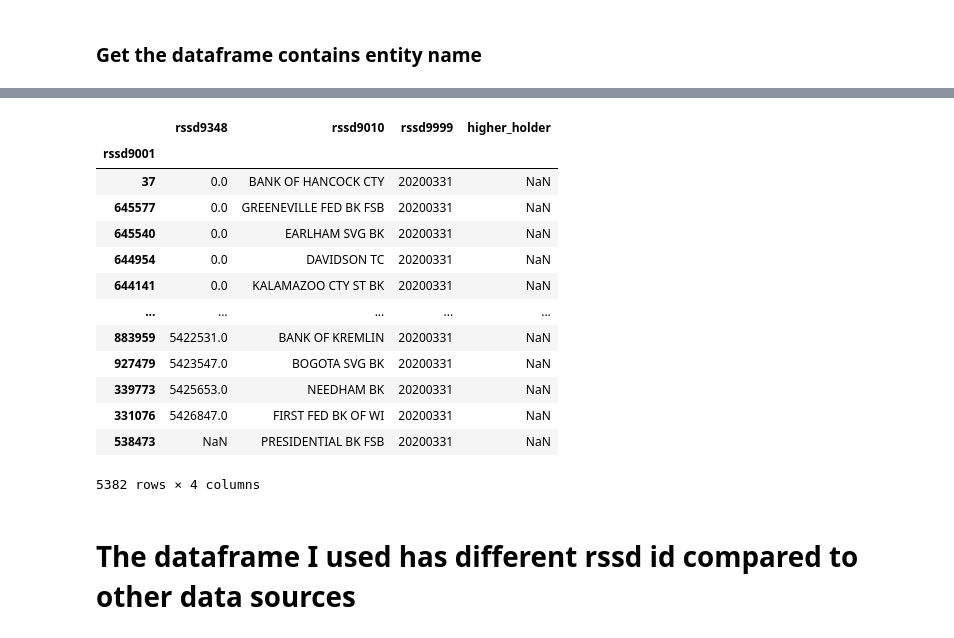
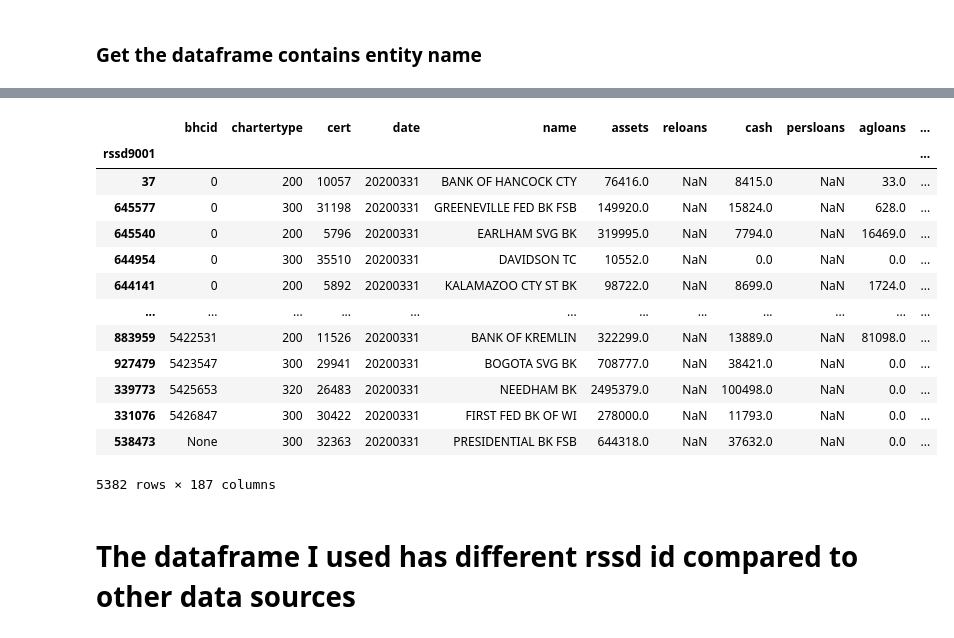
Before and after one commit to Nikkozhang/FINM32900-Final-Project, a Jupyter notebook: src/01_bank_asset_notebook.ipynb, the cells around one changed output, grey strips where cells are left out. Cells and saved outputs as stored; diff of their text form; code cells hidden in the pictures.

```diff
--- a/src/01_bank_asset_notebook.ipynb
+++ b/src/01_bank_asset_notebook.ipynb
@@ -34,0 +96,3 @@ entity_name_df = pd.read_csv(DATA_DIR/"manual"/"variable_entity_name.csv")
+# %%
+entity_name_df = df[df['date'] == '20200331']
+entity_name_df
@@ -282,10 +360,8 @@ rcfd_df.head()
 5 rows × 58 columns
 # %% [markdown]
 ### Get the dataframe contains entity name
-# %%
-entity_name_df.columns = entity_name_df.columns.str.lower()
 # %%
-name_df = entity_name_df.sort_values(by = 'rssd9348')
-name_df.set_index('rssd9348', inplace=True)
+name_df = entity_name_df.sort_values(by = 'bhcid')
+name_df.set_index('bhcid', inplace=True)
 name_df
 # %% [output]
@@ -306,5 +382,6 @@ name_df
 # %%
 holding_company_data = db.raw_sql(holding_other_query)
+holding_company_data['rssd9001'] = holding_company_data['rssd9001'].astype('int64').astype(str)
 holding_company_data.set_index('rssd9001', inplace= True)
 holding_company_data
 # %% [output]
@@ -324,24 +401,26 @@ holding_company_data
 432 rows × 2 columns
 # %%
-entity_name_df['higher_holder'] = np.nan
+name_df['higher_holder'] = np.nan
 name_df.loc[name_df.index.isin(holding_company_data.index),['higher_holder']] = holding_company_data['rssd9010']
+name_df['rssdid'] = name_df['rssdid'].astype('int64')
+name_df = name_df.rename(columns={'rssdid': 'rssd9001'})
 name_df = name_df.reset_index().set_index('rssd9001')
 name_df
 # %% [output]
-|  | rssd9348 | rssd9010 | rssd9999 | higher_holder |
-| rssd9001 |  |  |  |  |
-| 37 | 0.0 | BANK OF HANCOCK CTY | 20200331 | NaN |
-| 645577 | 0.0 | GREENEVILLE FED BK FSB | 20200331 | NaN |
-| 645540 | 0.0 | EARLHAM SVG BK | 20200331 | NaN |
-| 644954 | 0.0 | DAVIDSON TC | 20200331 | NaN |
-| 644141 | 0.0 | KALAMAZOO CTY ST BK | 20200331 | NaN |
-| ... | ... | ... | ... | ... |
-| 883959 | 5422531.0 | BANK OF KREMLIN | 20200331 | NaN |
-| 927479 | 5423547.0 | BOGOTA SVG BK | 20200331 | NaN |
-| 339773 | 5425653.0 | NEEDHAM BK | 20200331 | NaN |
-| 331076 | 5426847.0 | FIRST FED BK OF WI | 20200331 | NaN |
-| 538473 | NaN | PRESIDENTIAL BK FSB | 20200331 | NaN |
+|  | bhcid | chartertype | cert | date | name | assets | reloans | cash | persloans | agloans | ... |
+| rssd9001 |  |  |  |  |  |  |  |  |  |  | ... |
+| 37 | 0 | 200 | 10057 | 20200331 | BANK OF HANCOCK CTY | 76416.0 | NaN | 8415.0 | NaN | 33.0 | ... |
+| 645577 | 0 | 300 | 31198 | 20200331 | GREENEVILLE FED BK FSB | 149920.0 | NaN | 15824.0 | NaN | 628.0 | ... |
+| 645540 | 0 | 200 | 5796 | 20200331 | EARLHAM SVG BK | 319995.0 | NaN | 7794.0 | NaN | 16469.0 | ... |
+| 644954 | 0 | 300 | 35510 | 20200331 | DAVIDSON TC | 10552.0 | NaN | 0.0 | NaN | 0.0 | ... |
+| 644141 | 0 | 200 | 5892 | 20200331 | KALAMAZOO CTY ST BK | 98722.0 | NaN | 8699.0 | NaN | 1724.0 | ... |
+| ... | ... | ... | ... | ... | ... | ... | ... | ... | ... | ... | ... |
+| 883959 | 5422531 | 200 | 11526 | 20200331 | BANK OF KREMLIN | 322299.0 | NaN | 13889.0 | NaN | 81098.0 | ... |
+| 927479 | 5423547 | 300 | 29941 | 20200331 | BOGOTA SVG BK | 708777.0 | NaN | 38421.0 | NaN | 0.0 | ... |
+| 339773 | 5425653 | 320 | 26483 | 20200331 | NEEDHAM BK | 2495379.0 | NaN | 100498.0 | NaN | 0.0 | ... |
+| 331076 | 5426847 | 300 | 30422 | 20200331 | FIRST FED BK OF WI | 278000.0 | NaN | 11793.0 | NaN | 0.0 | ... |
+| 538473 | None | 300 | 32363 | 20200331 | PRESIDENTIAL BK FSB | 644318.0 | NaN | 37632.0 | NaN | 0.0 | ... |
-5382 rows × 4 columns
+5382 rows × 187 columns
 # %%
 rcfn_df = db.raw_sql(rcfn_query)
 # %% [markdown]
```
Also changed, not shown: parts of 11 cells of this notebook.
